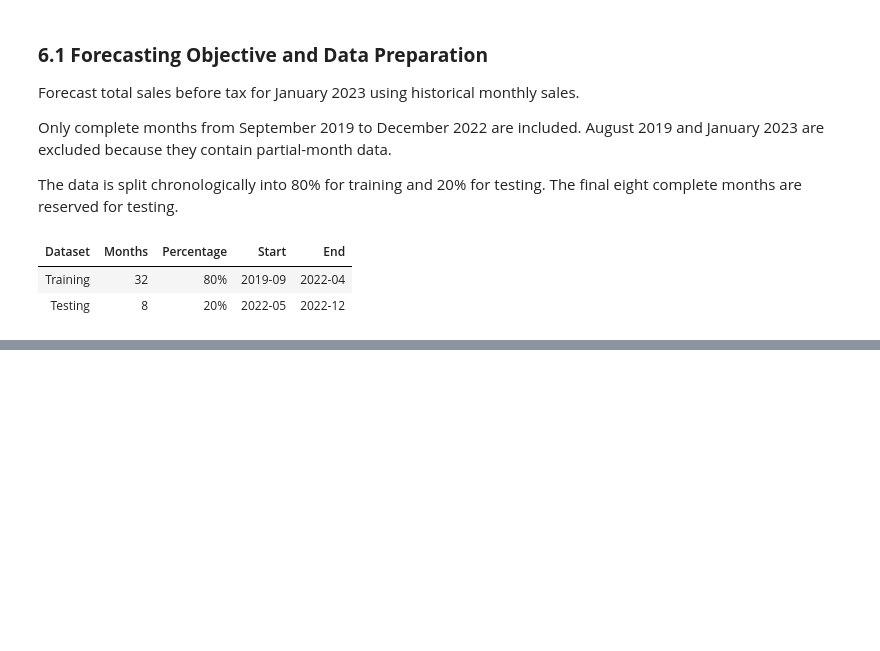
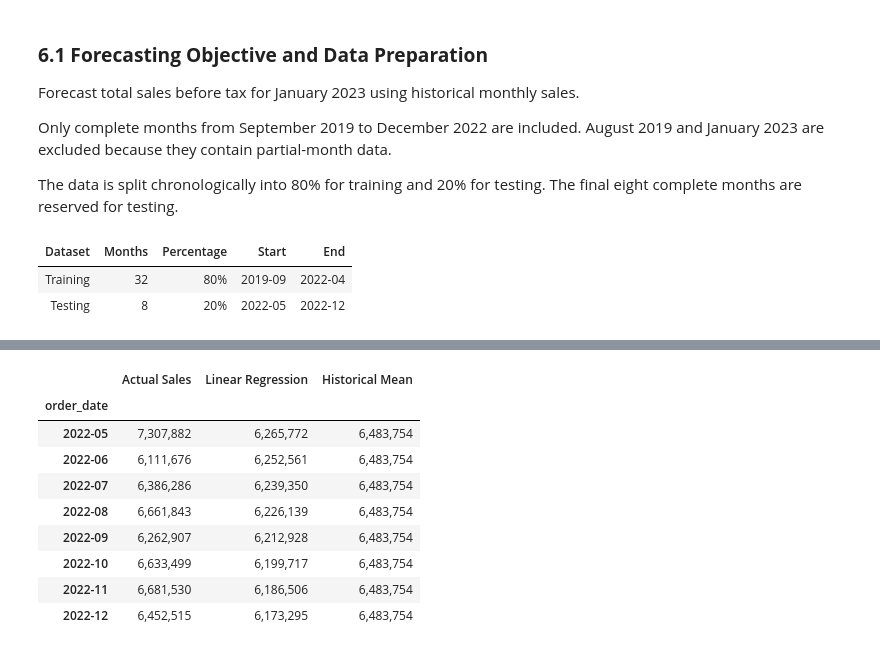
Before and after one commit to michellefengym-glitch/Market-Analysis, a Jupyter notebook: Capstone_Market_Analysis.ipynb, the cells around one changed output, grey strips where cells are left out. Saved outputs shown, nothing was run; the diff lists cells and outputs as text; code cells hidden in the pictures; blank space fills up the shorter version.

```diff
--- a/Capstone_Market_Analysis.ipynb
+++ b/Capstone_Market_Analysis.ipynb
@@ -3048,0 +3049,61 @@ test-period sales during training.
+# %%
+import numpy as np
+from sklearn.linear_model import LinearRegression
+from sklearn.metrics import (
+    r2_score,
+    mean_squared_error,
+    mean_absolute_error
+)
+
+# Create one record per complete month
+model_data = monthly_revenue.rename("sales_before_tax").to_frame()
+
+# September 2019 = 0, October 2019 = 1, and so on
+model_data["month_index"] = np.arange(len(model_data))
+
+# Define input feature and prediction target
+X = model_data[["month_index"]]
+y = model_data["sales_before_tax"]
+
+# Split chronologically: 80% training, 20% testing
+split_position = int(len(model_data) * 0.8)
+
+X_train = X.iloc[:split_position]
+X_test = X.iloc[split_position:]
+
+y_train = y.iloc[:split_position]
+y_test = y.iloc[split_position:]
+
+# Train the linear regression model
+lr = LinearRegression()
+lr.fit(X_train, y_train)
+
+# Predict the test period
+y_pred = lr.predict(X_test)
+
+# Historical mean baseline: training data only
+baseline_pred = np.full(len(y_test), y_train.mean())
+
+# Compare actual and predicted sales
+prediction_comparison = pd.DataFrame({
+    "Actual Sales": y_test,
+    "Linear Regression": y_pred,
+    "Historical Mean": baseline_pred
+})
+
+display(
+    prediction_comparison.style
+    .format("{:,.0f}")
+    .format_index(lambda date: date.strftime("%Y-%m"), axis=0)
+)
+# %% [output]
+|  | Actual Sales | Linear Regression | Historical Mean |
+| order_date |  |  |  |
+| 2022-05 | 7,307,882 | 6,265,772 | 6,483,754 |
+| 2022-06 | 6,111,676 | 6,252,561 | 6,483,754 |
+| 2022-07 | 6,386,286 | 6,239,350 | 6,483,754 |
+| 2022-08 | 6,661,843 | 6,226,139 | 6,483,754 |
+| 2022-09 | 6,262,907 | 6,212,928 | 6,483,754 |
+| 2022-10 | 6,633,499 | 6,199,717 | 6,483,754 |
+| 2022-11 | 6,681,530 | 6,186,506 | 6,483,754 |
+| 2022-12 | 6,452,515 | 6,173,295 | 6,483,754 |
```
Also changed, not shown: parts of 9 cells of this notebook.
